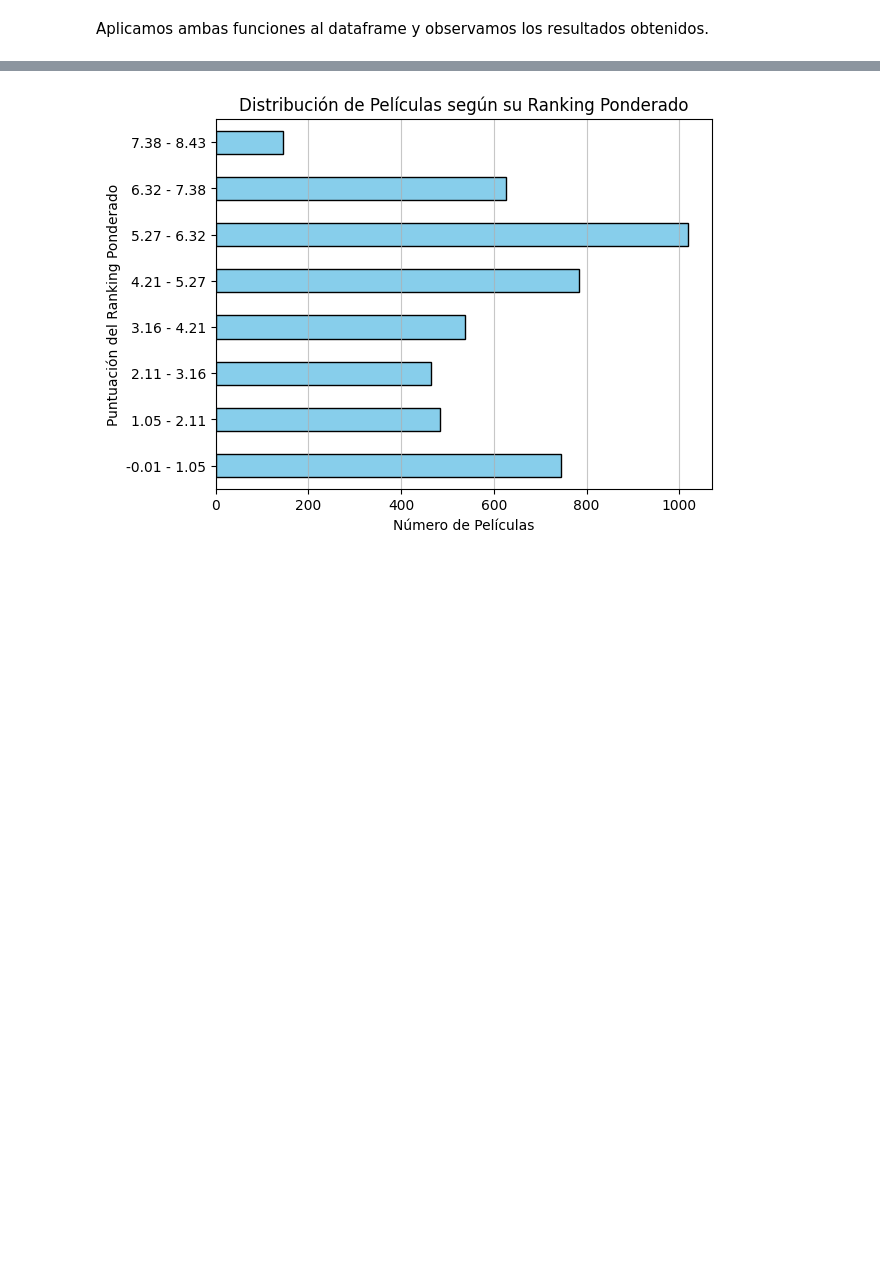
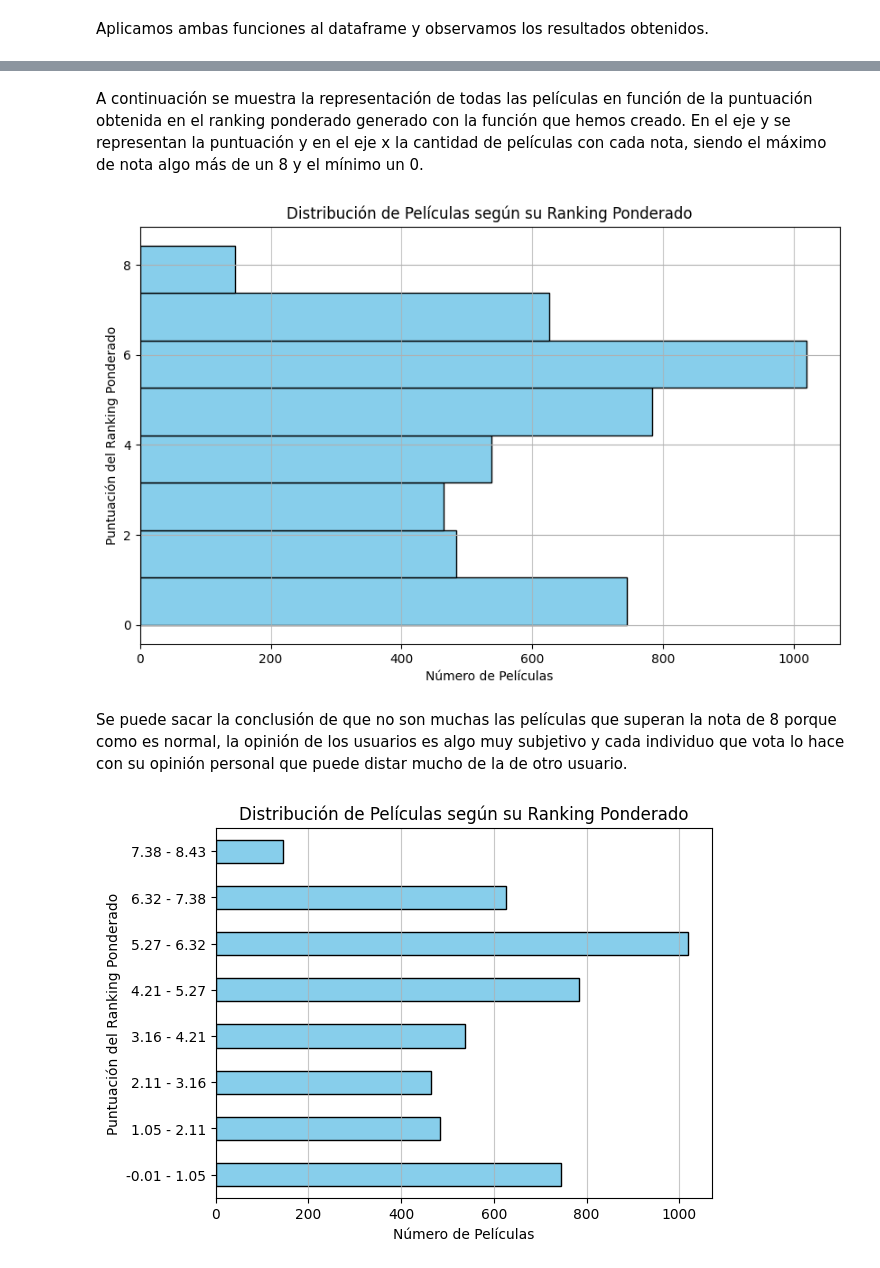
Before and after one commit to jacc1087/eda1, a Jupyter notebook: notebooks/eda1.ipynb, the cells around one changed output, grey strips where cells are left out. Drawn from its saved outputs; the diff is of its cells as text; code cells hidden in the pictures; blank space fills up the shorter version.

```diff
--- a/notebooks/eda1.ipynb
+++ b/notebooks/eda1.ipynb
@@ -330,5 +350,19 @@ df_films.head()
 # %%
 import matplotlib.pyplot as plt
+# %% [markdown]
+A continuación se muestra la representación de todas las películas en función de la puntuación obtenida en el ranking ponderado generado con la función que hemos creado. En el eje y se representan la puntuación y en el eje x la cantidad de películas con cada nota, siendo el máximo de nota algo más de un 8 y el mínimo un 0.
+# %%
+df_films['rank_ponderado'].hist(bins=8, orientation='horizontal',
+                               color='skyblue', edgecolor='black', figsize=(10,6))
+plt.ylabel('Puntuación del Ranking Ponderado')
+plt.xlabel('Número de Películas')
+plt.title('Distribución de Películas según su Ranking Ponderado')
+plt.grid(axis='x', alpha=0.7)
+plt.show()
+# %% [output]
+[figure, added]
+# %% [markdown]
+Se puede sacar la conclusión de que no son muchas las películas que superan la nota de 8 porque como es normal, la opinión de los usuarios es algo muy subjetivo y cada individuo que vota lo hace con su opinión personal que puede distar mucho de la de otro usuario.
 # %%
 counts = df_films['rank_ponderado'].value_counts(bins=8, sort=False)
 
```
Also changed, not shown: parts of 11 cells of this notebook, 2 other files.
